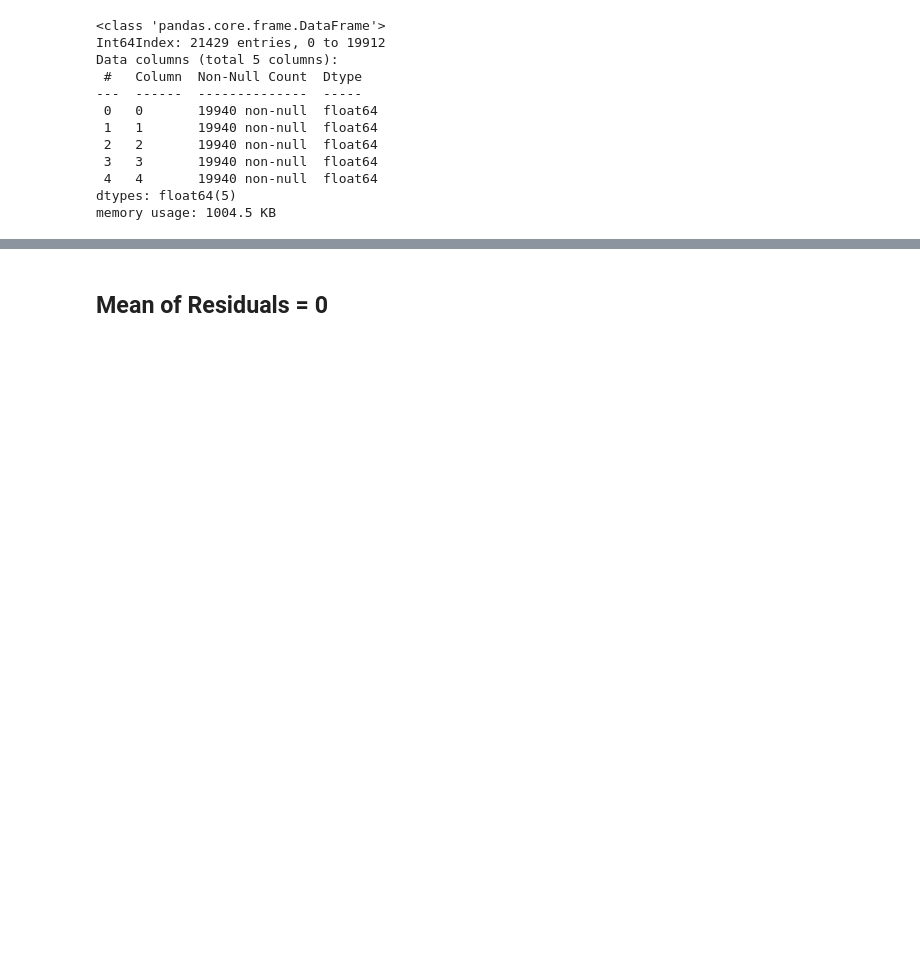
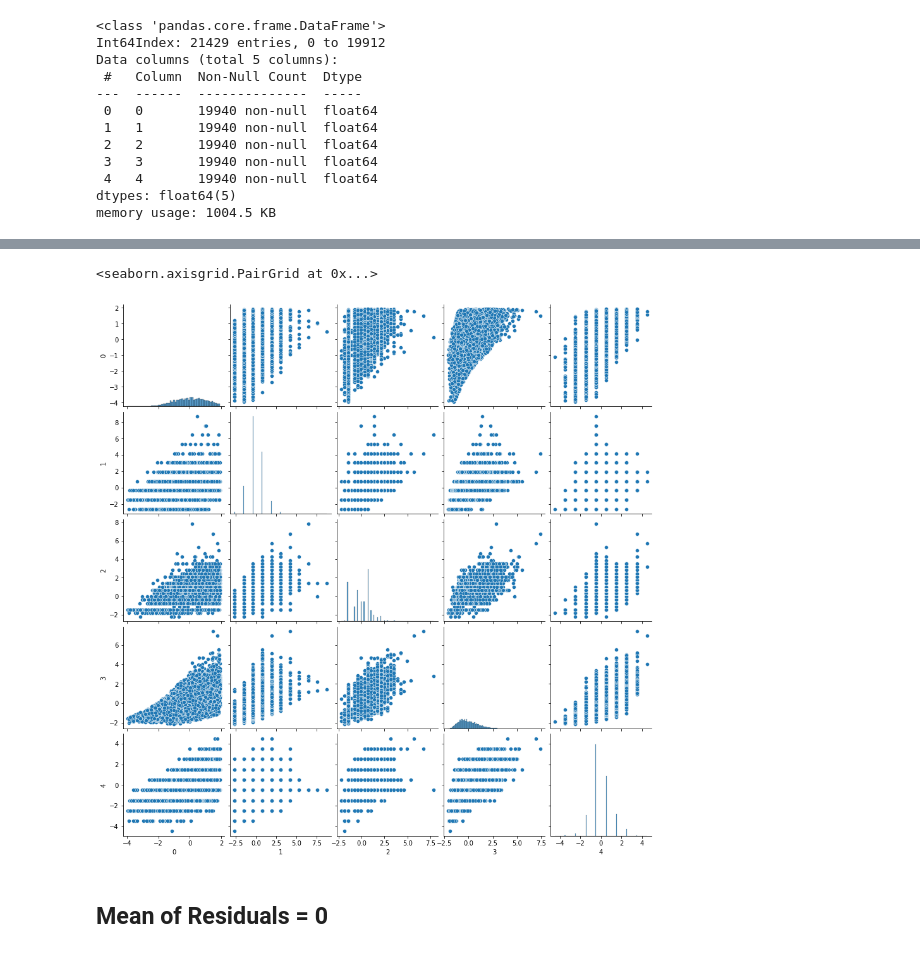
Before and after one commit to emilykmarsh/Henbart-LLC-House-Features-Statistical-Analysis, a Jupyter notebook: student.ipynb, the cells around one changed output, grey strips where cells are left out. Drawn from its saved outputs; the diff is of its cells as text; code cells hidden in the pictures; blank space fills up the shorter version.

```diff
--- a/student.ipynb
+++ b/student.ipynb
@@ -1127,6 +1129,11 @@ OLS Regression Results
 | Kurtosis: | 2.741 | Cond. No. | 3.51 |
 Notes:
 [1] Standard Errors assume that the covariance matrix of the errors is correctly specified.
+# %%
+sns.pairplot(df4)
+# %% [output]
+<seaborn.axisgrid.PairGrid at 0x...>
+[figure, added]
 # %% [markdown]
 ## Mean of Residuals = 0
 # %%
```
Also changed, not shown: parts of 7 cells of this notebook.
